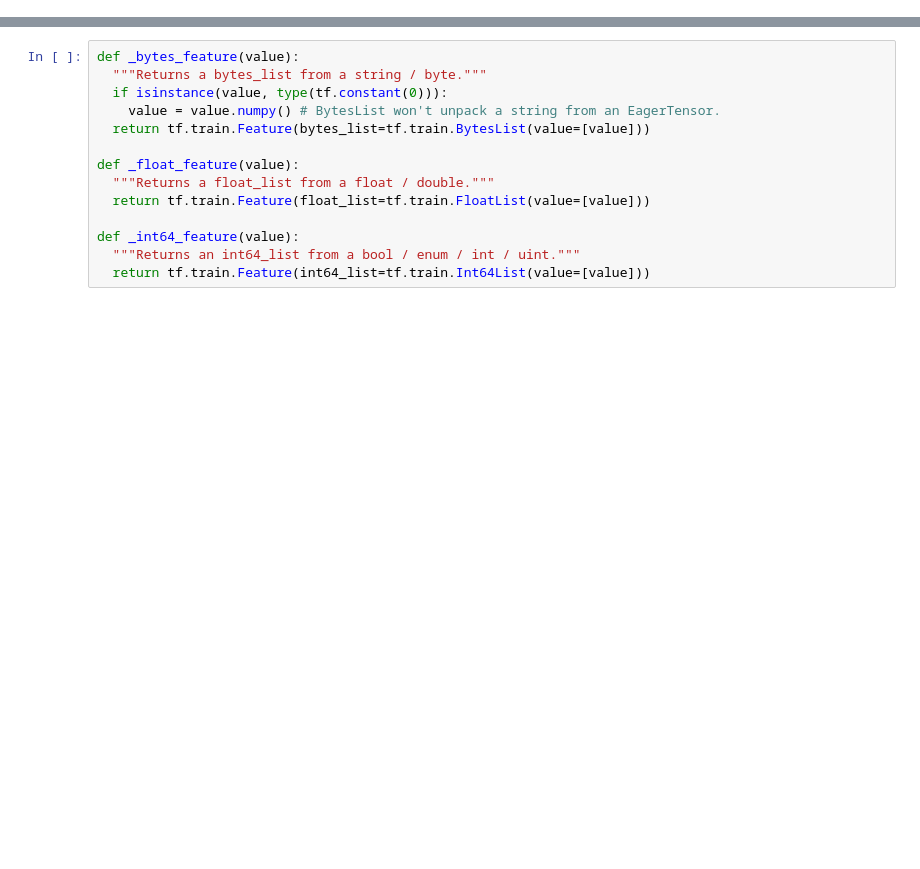
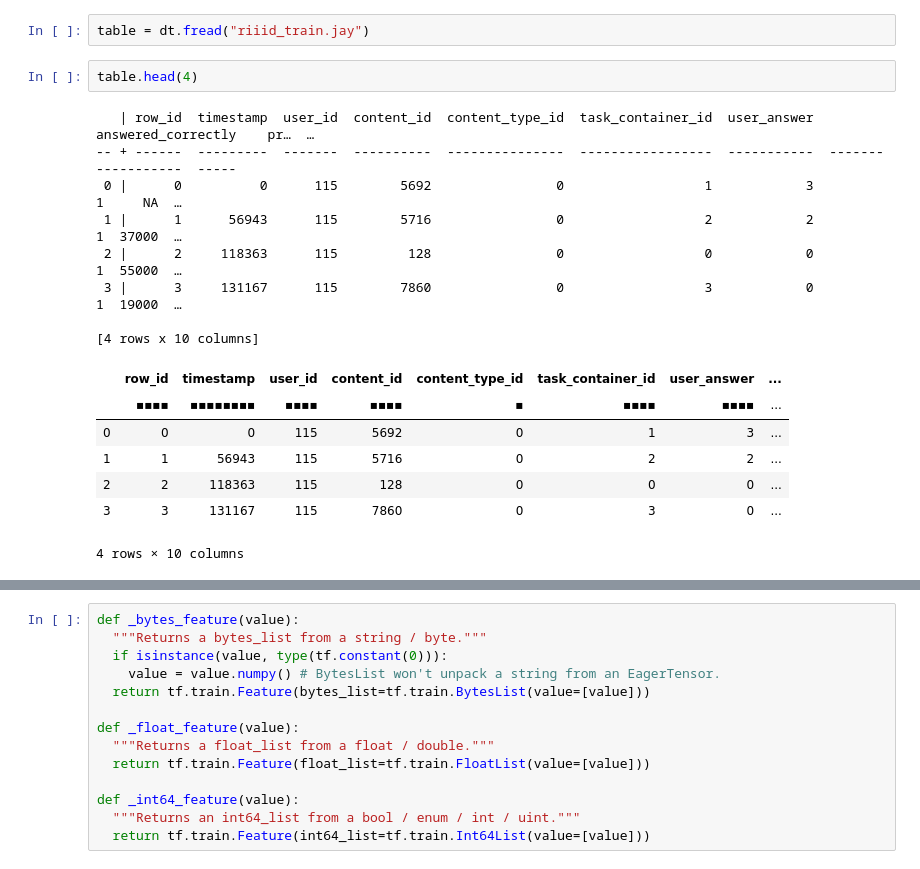
Before and after one commit to nisarahamedk/kaggle-riid, a Jupyter notebook: notebooks/riid_tfrecords.ipynb, the cells around one changed output, grey strips where cells are left out. Saved outputs shown, nothing was run; the diff lists cells and outputs as text; blank space fills up the shorter version.

```diff
--- a/notebooks/riid_tfrecords.ipynb
+++ b/notebooks/riid_tfrecords.ipynb
@@ -97,0 +43,20 @@ array([5692, 5716,  128, 7860, 7922,  156,   51,   50, 7896, 7863,  152,
+# %%
+table = dt.fread("riiid_train.jay")
+# %%
+table.head(4)
+# %% [output]
+   | row_id  timestamp  user_id  content_id  content_type_id  task_container_id  user_answer  answered_correctly    pr…  …
+-- + ------  ---------  -------  ----------  ---------------  -----------------  -----------  ------------------  -----
+ 0 |      0          0      115        5692                0                  1            3                   1     NA  …
+ 1 |      1      56943      115        5716                0                  2            2                   1  37000  …
+ 2 |      2     118363      115         128                0                  0            0                   1  55000  …
+ 3 |      3     131167      115        7860                0                  3            0                   1  19000  …
+
+[4 rows x 10 columns]
+|  | row_id | timestamp | user_id | content_id | content_type_id | task_container_id | user_answer | ... |
+|  | ▪▪▪▪ | ▪▪▪▪▪▪▪▪ | ▪▪▪▪ | ▪▪▪▪ | ▪ | ▪▪▪▪ | ▪▪▪▪ | ... |
+| 0 | 0 | 0 | 115 | 5692 | 0 | 1 | 3 | ... |
+| 1 | 1 | 56943 | 115 | 5716 | 0 | 2 | 2 | ... |
+| 2 | 2 | 118363 | 115 | 128 | 0 | 0 | 0 | ... |
+| 3 | 3 | 131167 | 115 | 7860 | 0 | 3 | 0 | ... |
+4 rows × 10 columns
```
Also changed, not shown: parts of 55 cells of this notebook.
